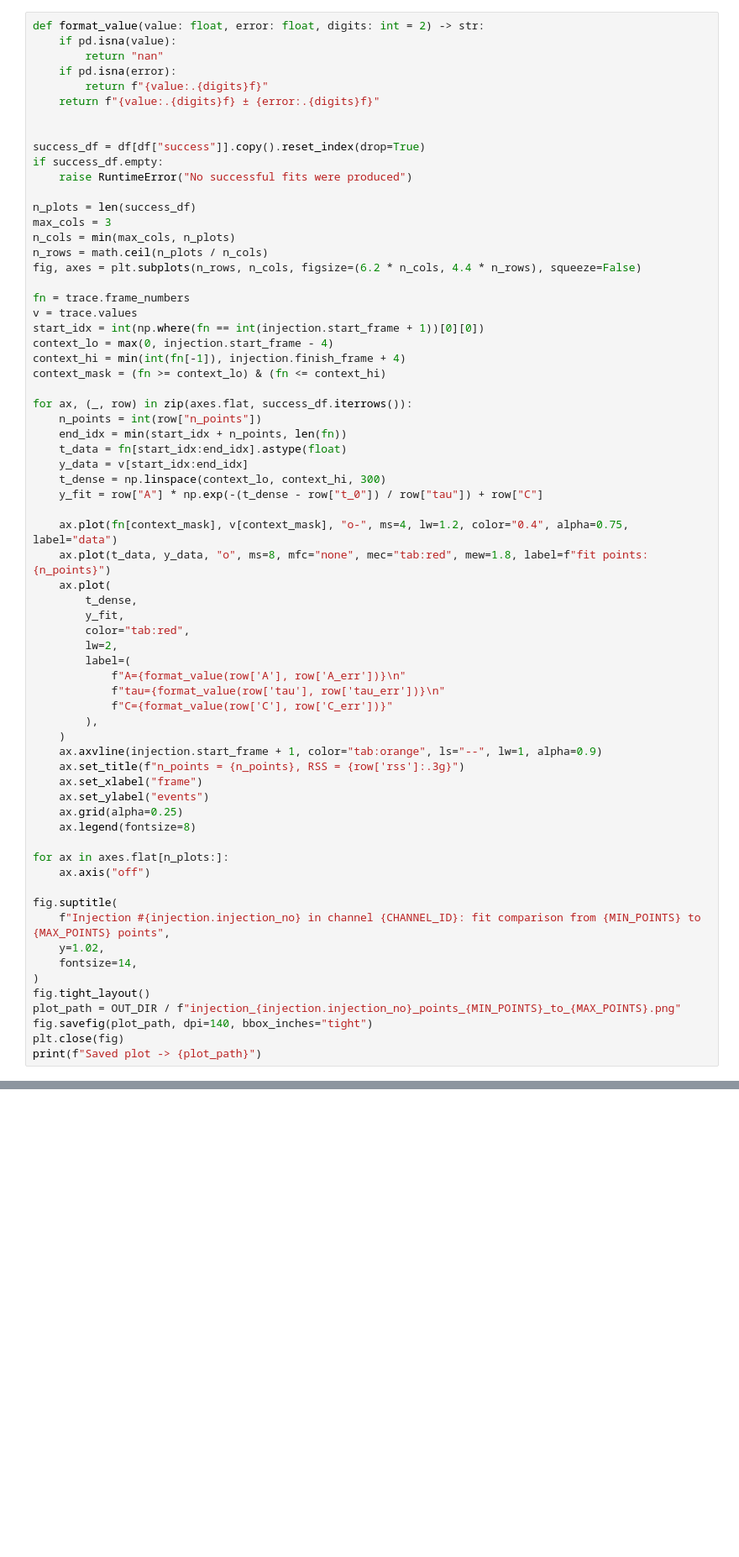
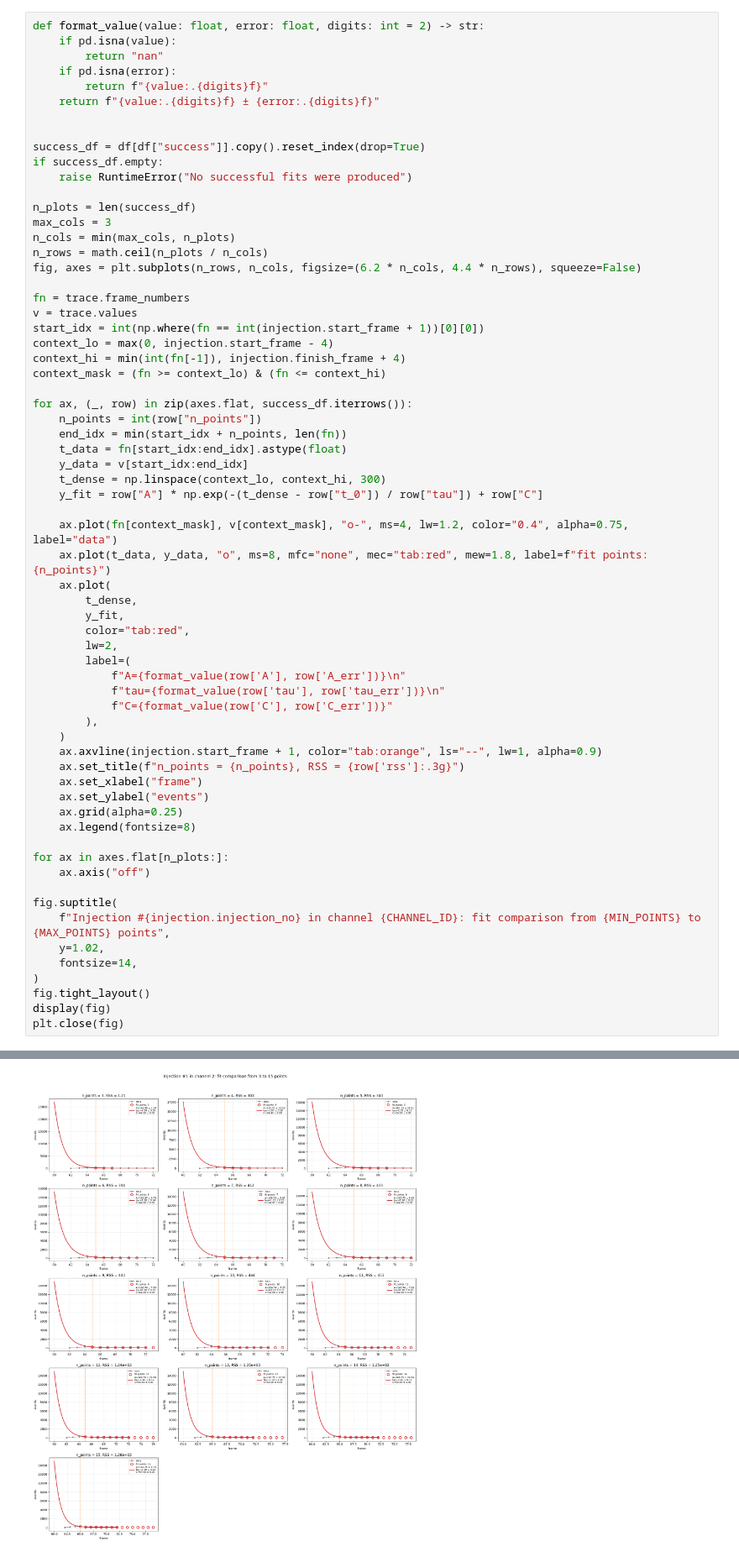
Before and after one commit to Danyil-Dorosh/IFPiLM-1st-Task, a Jupyter notebook: research/output/research.ipynb, the cells around one changed output, grey strips where cells are left out. Shown at 84% size. Cells and saved outputs as stored; diff of their text form; blank space fills up the shorter version.

Commit message:
notebook modified to show graphs inline

```diff
--- a/research/output/research.ipynb
+++ b/research/output/research.ipynb
@@ -169,8 +170,6 @@ fig.suptitle(
     fontsize=14,
 )
 fig.tight_layout()
-plot_path = OUT_DIR / f"injection_{injection.injection_no}_points_{MIN_POINTS}_to_{MAX_POINTS}.png"
-fig.savefig(plot_path, dpi=140, bbox_inches="tight")
+display(fig)
 plt.close(fig)
-print(f"Saved plot -> {plot_path}")
 # %% [output]
@@ -177,0 +176 @@ Saved plot -> D:\ℱ Sci\IFPiLM\1st task\research\output\injection_1_points_3_to
+[figure, added]
```
Also changed, not shown: parts of 2 cells of this notebook.
